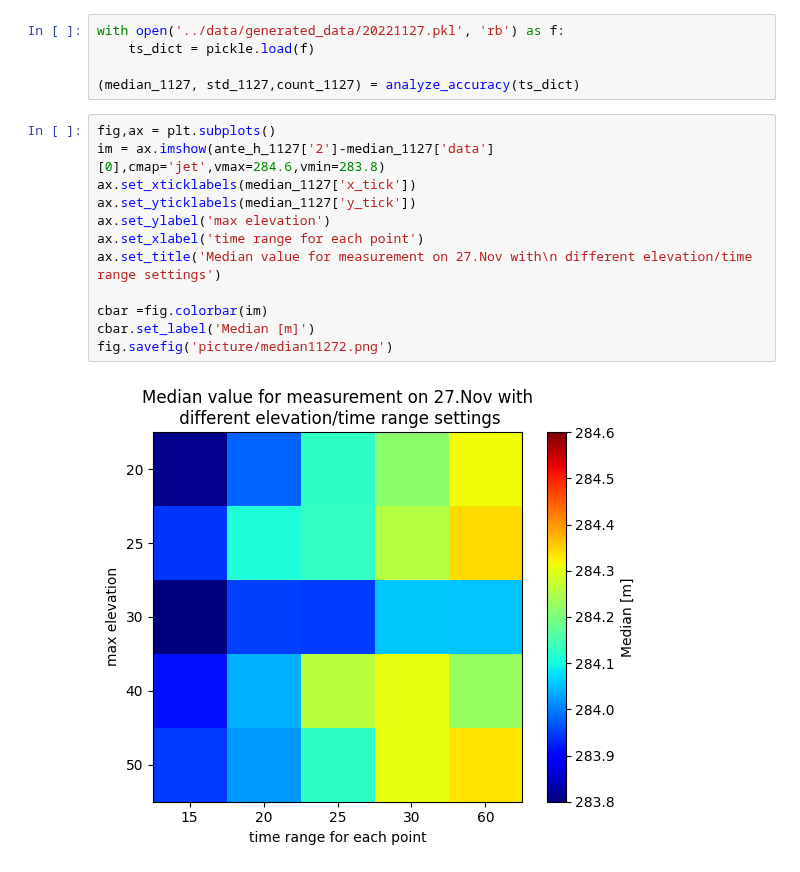
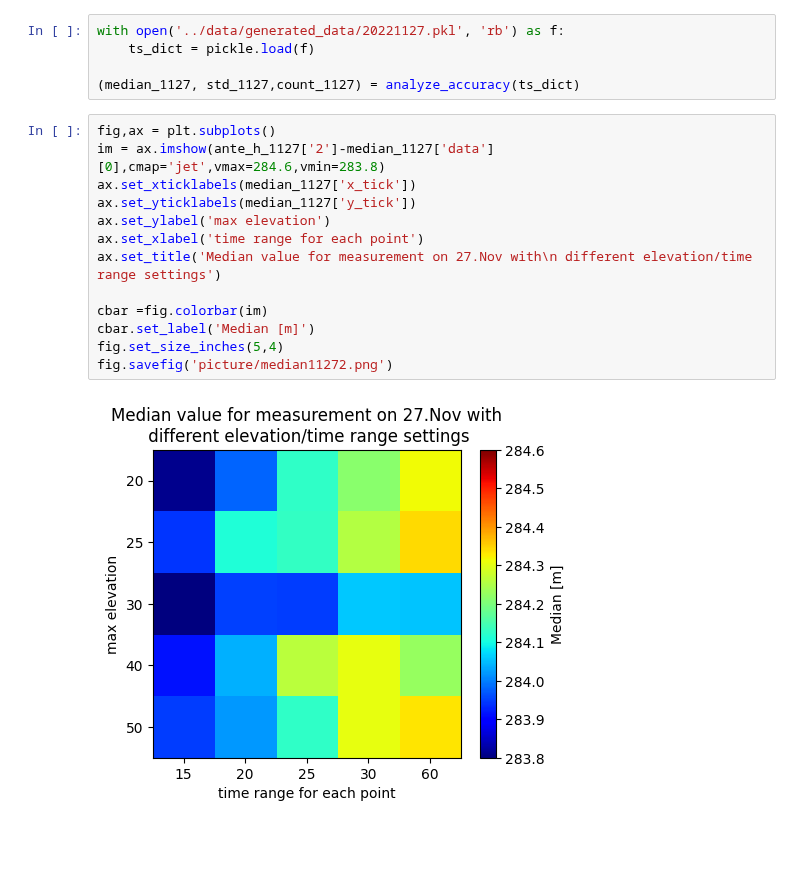
Before and after one commit to ziqing97/gnss_ir_analyze, a Jupyter notebook: src/analyze_accuracy.ipynb, the cells around one changed output. Saved outputs shown, nothing was run; the diff lists cells and outputs as text; blank space fills up the shorter version.

```diff
--- a/src/analyze_accuracy.ipynb
+++ b/src/analyze_accuracy.ipynb
@@ -349,17 +367,18 @@ with open('../data/generated_data/20221127.pkl', 'rb') as f:
 # %%
 fig,ax = plt.subplots()
 im = ax.imshow(ante_h_1127['2']-median_1127['data'][0],cmap='jet',vmax=284.6,vmin=283.8)
 ax.set_xticklabels(median_1127['x_tick'])
 ax.set_yticklabels(median_1127['y_tick'])
 ax.set_ylabel('max elevation')
 ax.set_xlabel('time range for each point')
 ax.set_title('Median value for measurement on 27.Nov with\n different elevation/time range settings')
 
 cbar =fig.colorbar(im)
 cbar.set_label('Median [m]')
+fig.set_size_inches(5,4)
 fig.savefig('picture/median11272.png')
 # %% [output]
-[figure, old version]
+[figure, new version]
 # %%
 fig,ax = plt.subplots()
 im = ax.imshow(ante_h_1127['3']-median_1127['data'][1],cmap='jet',vmax=284.6,vmin=283.8)
```
Also changed, not shown: parts of 23 cells of this notebook, 1 other file.
